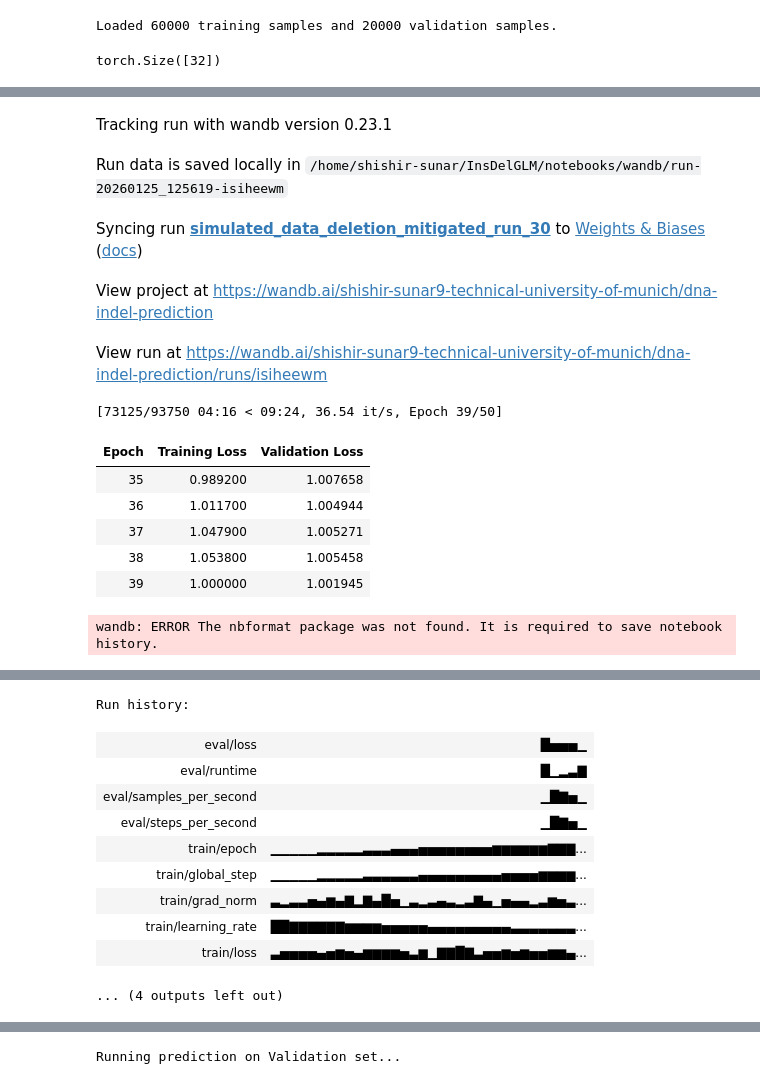
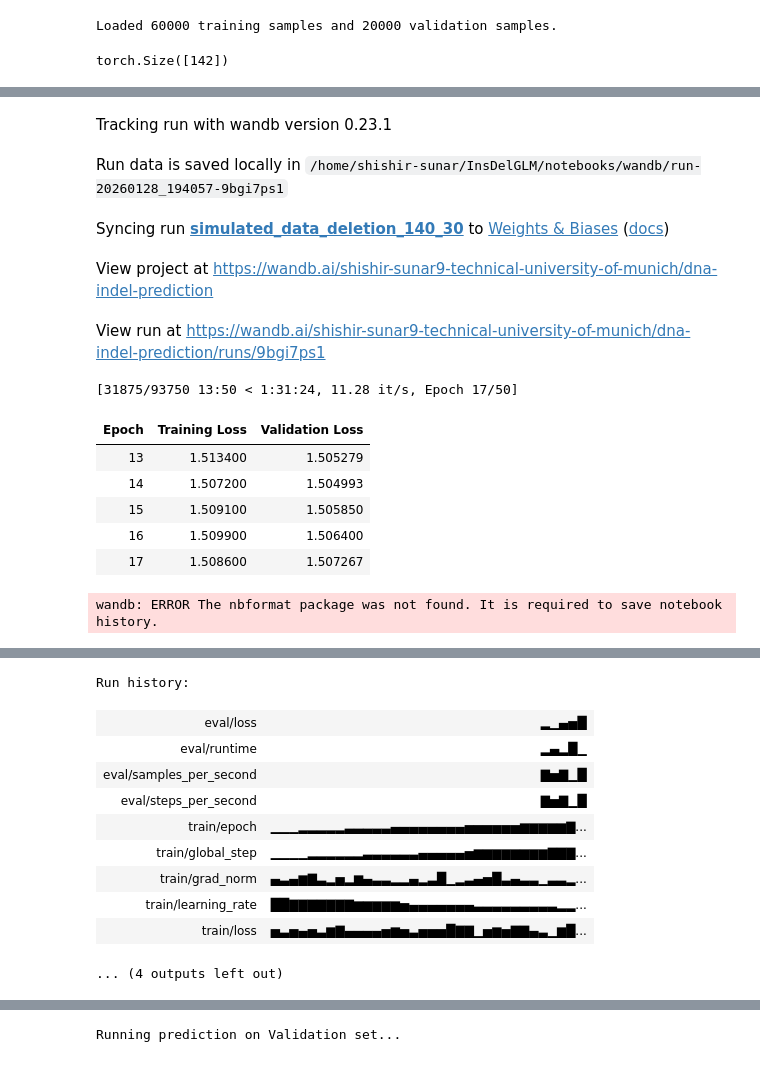
Before and after one commit to LegoCreation/InsDelGLM, a Jupyter notebook: notebooks/simulated_model_new.ipynb, the cells around one changed output, grey strips where cells are left out. Cells and saved outputs as stored; diff of their text form; code cells hidden in the pictures.

```diff
--- a/notebooks/simulated_model_new.ipynb
+++ b/notebooks/simulated_model_new.ipynb
@@ -126,8 +126,8 @@ val_df   = pd.read_parquet("../data/simulated/val.parquet")
 train_sequences = train_df["sequences"].tolist()
 val_sequences   = val_df["sequences"].tolist()
 
-train_dataset = DNADataset(sequences=train_sequences, tokenizer=tokenizer, max_length=32)
-eval_dataset  = DNADataset(sequences=val_sequences, tokenizer=tokenizer, max_length=32)
+train_dataset = DNADataset(sequences=train_sequences, tokenizer=tokenizer, max_length=train_df["sequences"].str.len().max()+2)
+eval_dataset  = DNADataset(sequences=val_sequences, tokenizer=tokenizer, max_length=val_df["sequences"].str.len().max()+2)
 
 print(f"Loaded {len(train_dataset)} training samples and {len(eval_dataset)} validation samples.")
 # %% [output]
@@ -136,7 +136,7 @@ Loaded 60000 training samples and 20000 validation samples.
 sample = train_dataset[0]
 print(sample["input_ids"].shape)
 # %% [output]
-torch.Size([32])
+torch.Size([142])
 # %%
 # Mode Collapse Mitigation Strategy:
 # 1. Lower Learning Rate: 1e-4 -> 2e-5
@@ -156,7 +156,7 @@ warmup_steps = int(0.1 * total_steps)
 config.label_smoothing = 0.0
 
 training_args = TrainingArguments(
-    output_dir="../checkpoints/simulated_model_deletion_mitigated_30",
+    output_dir="../checkpoints/simulated_model_deletion_140_30",
     num_train_epochs=num_train_epochs,
     per_device_train_batch_size=batch_size,
     per_device_eval_batch_size=batch_size,
@@ -164,55 +164,55 @@ training_args = TrainingArguments(
     eval_strategy="epoch",
     save_strategy="epoch",
     load_best_model_at_end=True,
     metric_for_best_model="eval_loss",
     greater_is_better=False,
     learning_rate=1e-5,          # Lower learning rate
     weight_decay=0.01,           # Add weight decay
     warmup_steps=warmup_steps,   # Add warmup
     max_grad_norm=1.5,           # Gradient clipping
     report_to="wandb",
-    run_name="simulated_data_deletion_mitigated_run_30"
+    run_name="simulated_data_deletion_140_30"
 )
 
 trainer = Trainer(
     model=model,
     args=training_args,
     train_dataset=train_dataset,
     eval_dataset=eval_dataset,
     data_collator=data_collator,
     callbacks=[EarlyStoppingCallback(early_stopping_patience=5, early_stopping_threshold=0.01)]
 )
 
 # Start fresh training
 trainer.train(resume_from_checkpoint=True)
 
 wandb.finish()
 # %% [output]
 [interactive output not drawn]
 Tracking run with wandb version 0.23.1
-Run data is saved locally in /home/shishir-sunar/InsDelGLM/notebooks/wandb/run-20260125_125619-isiheewm
+Run data is saved locally in /home/shishir-sunar/InsDelGLM/notebooks/wandb/run-20260128_194057-9bgi7ps1
-Syncing run simulated_data_deletion_mitigated_run_30 to Weights & Biases (docs)
+Syncing run simulated_data_deletion_140_30 to Weights & Biases (docs)
 View project at https://wandb.ai/shishir-sunar9-technical-university-of-munich/dna-indel-prediction
-View run at https://wandb.ai/shishir-sunar9-technical-university-of-munich/dna-indel-prediction/runs/isiheewm
+View run at https://wandb.ai/shishir-sunar9-technical-university-of-munich/dna-indel-prediction/runs/9bgi7ps1
-[73125/93750 04:16 < 09:24, 36.54 it/s, Epoch 39/50]
+[31875/93750 13:50 < 1:31:24, 11.28 it/s, Epoch 17/50]
 | Epoch | Training Loss | Validation Loss |
-| 35 | 0.989200 | 1.007658 |
-| 36 | 1.011700 | 1.004944 |
-| 37 | 1.047900 | 1.005271 |
-| 38 | 1.053800 | 1.005458 |
-| 39 | 1.000000 | 1.001945 |
+| 13 | 1.513400 | 1.505279 |
+| 14 | 1.507200 | 1.504993 |
+| 15 | 1.509100 | 1.505850 |
+| 16 | 1.509900 | 1.506400 |
+| 17 | 1.508600 | 1.507267 |
 wandb: ERROR The nbformat package was not found. It is required to save notebook history.
 [interactive output not drawn]
 Run history:
-| eval/loss | █▅▅▅▁ |
-| eval/runtime | █▁▂▃▇ |
-| eval/samples_per_second | ▁█▇▅▁ |
-| eval/steps_per_second | ▁█▇▅▁ |
-| train/epoch | ▁▁▁▁▁▂▂▂▂▂▃▃▃▄▄▄▅▅▅▅▅▅▅▅▆▆▆▆▆▆▇▇▇... |
-| train/global_step | ▁▁▁▁▁▂▂▂▂▂▃▃▃▃▃▃▄▄▄▄▄▄▄▄▄▅▅▅▅▆▆▆▆... |
-| train/grad_norm | ▃▂▃▃▅▄▆▄▇▂▇▄█▅▁▃▂▃▄▃▂▃▇▄▁▅▄▄▂▃▆▅▃... |
-| train/learning_rate | ██▇▇▇▇▇▇▆▆▆▆▅▅▅▅▅▄▄▄▄▄▄▄▄▄▃▃▃▃▃▃▃... |
-| train/loss | ▃▅▅▅▅▄▅▆▅▄▆▆▆▆▅▃▆▁▇▇█▇▃▅▅▆▅▆▅▅▆▆▄... |
+| eval/loss | ▂▁▄▅█ |
+| eval/runtime | ▂▄▂█▁ |
+| eval/samples_per_second | ▇▅▇▁█ |
+| eval/steps_per_second | ▇▅▇▁█ |
+| train/epoch | ▁▁▁▂▂▂▂▂▃▃▃▃▃▄▄▄▄▄▄▄▄▅▅▅▅▅▅▆▆▆▆▆▇... |
+| train/global_step | ▁▁▁▁▂▂▂▂▂▂▃▃▃▃▃▃▄▄▄▄▄▅▆▆▆▆▆▆▆▆▇▇▇... |
+| train/grad_norm | ▄▃▄▆▇▃▂▅▂▆▄▃▃▂▂▄▂▃█▁▂▃▄▅█▃▄▃▃▁▃▃▂... |
+| train/learning_rate | ██▇▇▇▇▇▇▇▆▆▆▆▆▅▄▄▄▄▄▄▄▃▃▃▃▃▃▃▃▃▂▂... |
+| train/loss | ▅▃▅▄▅▃▆▇▄▄▄▄▅▆▅▃▅▅▅█▇▇▁▅▆▅▇▇▄▃▁▆█... |
 ... (4 outputs left out)
 # %%
 # Plot loss curves
```
Also changed, not shown: parts of 2 cells of this notebook, 13 other files.
